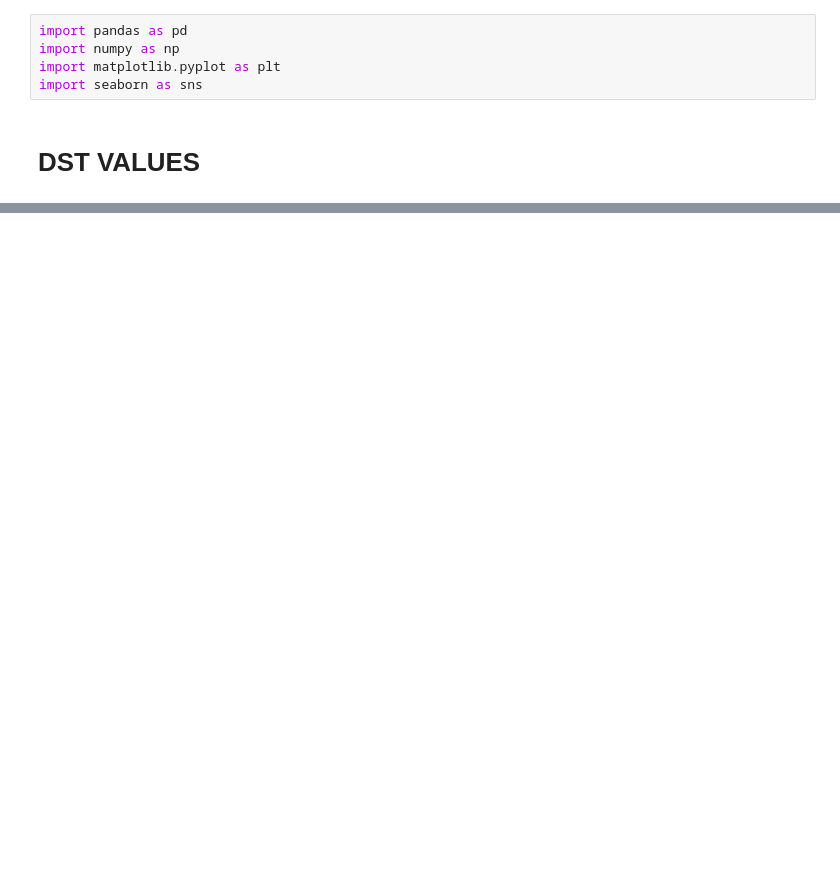
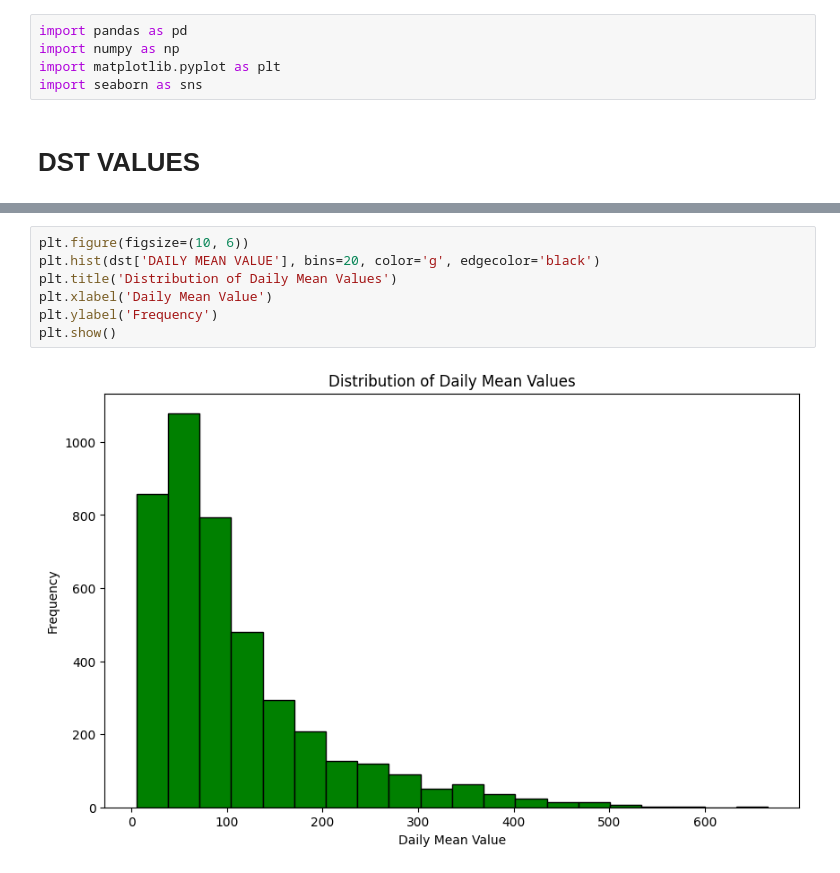
Before and after one commit to chinmayiacharya003/Ionospheric-TEC-predictions, a Jupyter notebook: data_visualization.ipynb, the cells around one changed output, grey strips where cells are left out. Saved outputs shown, nothing was run; the diff lists cells and outputs as text; blank space fills up the shorter version.

```diff
--- a/data_visualization.ipynb
+++ b/data_visualization.ipynb
@@ -24,0 +57,9 @@ df.to_csv('Ionospheric-TEC-predictions/Data/DST.csv')
+# %%
+plt.figure(figsize=(10, 6))
+plt.hist(dst['DAILY MEAN VALUE'], bins=20, color='g', edgecolor='black')
+plt.title('Distribution of Daily Mean Values')
+plt.xlabel('Daily Mean Value')
+plt.ylabel('Frequency')
+plt.show()
+# %% [output]
+[figure, added]
```
Also changed, not shown: parts of 8 cells of this notebook, 3 other files.
